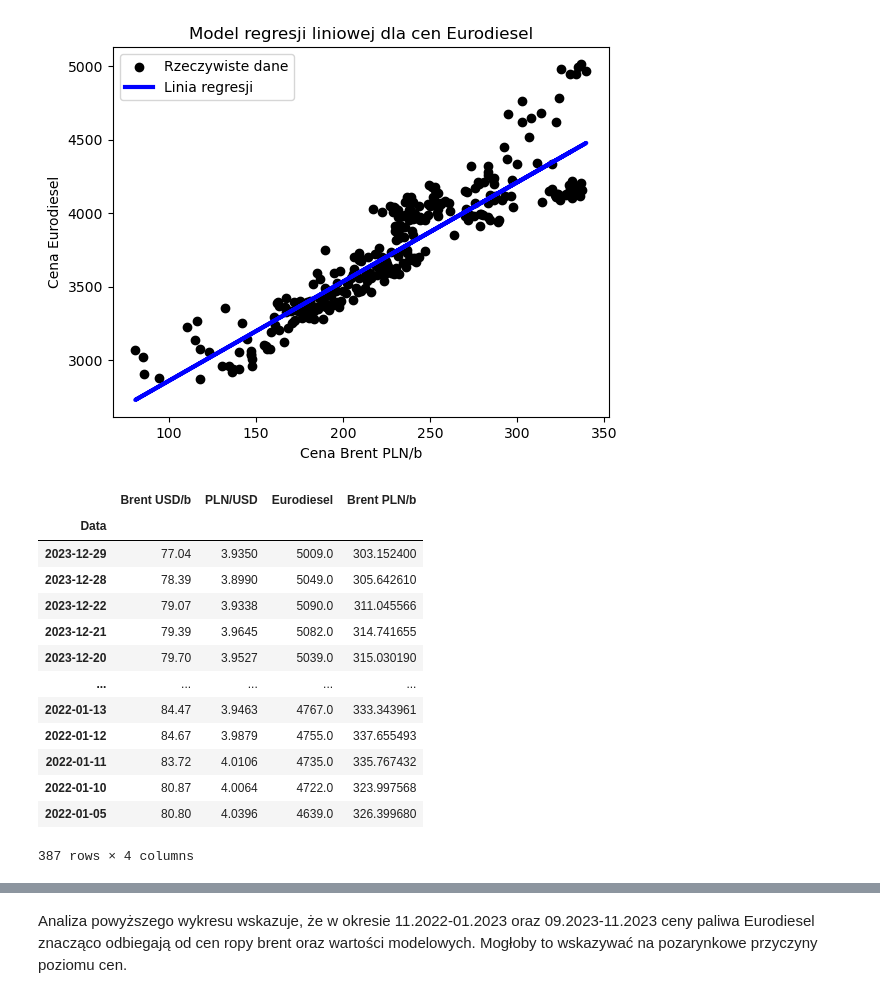
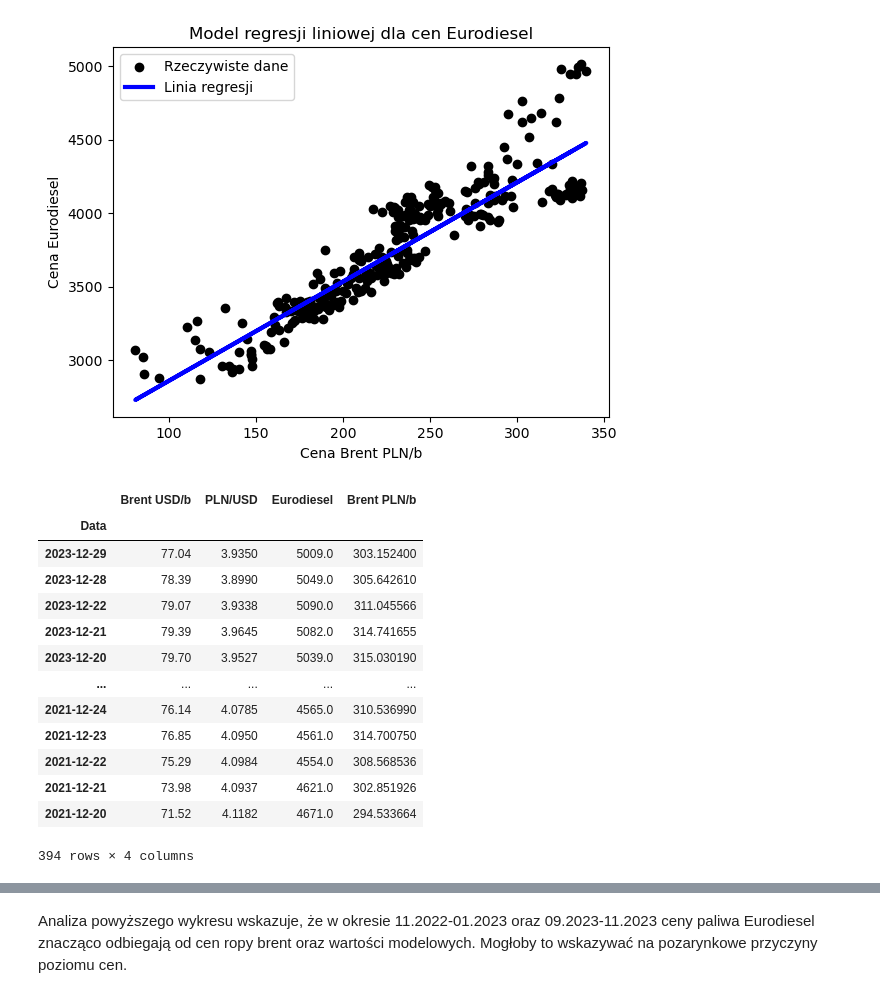
Before and after one commit to mariuszkam4/Orlen_fuel_prices, a Jupyter notebook: Orlen_fuel_prices.ipynb, the cells around one changed output, grey strips where cells are left out. Saved outputs shown, nothing was run; the diff lists cells and outputs as text; code cells hidden in the pictures.

```diff
--- a/Orlen_fuel_prices.ipynb
+++ b/Orlen_fuel_prices.ipynb
@@ -375,23 +375,23 @@ plt.show()
 # %% [output]
 [figure]
 # %%
-brent_PLN_2022 = brent_PLN['2022-01-05':].copy()
+brent_PLN_2022 = brent_PLN['2021-12-20':].copy()
 brent_PLN_2022
 # %% [output]
 |  | Brent USD/b | PLN/USD | Eurodiesel | Brent PLN/b |
 | Data |  |  |  |  |
 | 2023-12-29 | 77.04 | 3.9350 | 5009.0 | 303.152400 |
 | 2023-12-28 | 78.39 | 3.8990 | 5049.0 | 305.642610 |
 | 2023-12-22 | 79.07 | 3.9338 | 5090.0 | 311.045566 |
 | 2023-12-21 | 79.39 | 3.9645 | 5082.0 | 314.741655 |
 | 2023-12-20 | 79.70 | 3.9527 | 5039.0 | 315.030190 |
 | ... | ... | ... | ... | ... |
-| 2022-01-13 | 84.47 | 3.9463 | 4767.0 | 333.343961 |
-| 2022-01-12 | 84.67 | 3.9879 | 4755.0 | 337.655493 |
-| 2022-01-11 | 83.72 | 4.0106 | 4735.0 | 335.767432 |
-| 2022-01-10 | 80.87 | 4.0064 | 4722.0 | 323.997568 |
-| 2022-01-05 | 80.80 | 4.0396 | 4639.0 | 326.399680 |
+| 2021-12-24 | 76.14 | 4.0785 | 4565.0 | 310.536990 |
+| 2021-12-23 | 76.85 | 4.0950 | 4561.0 | 314.700750 |
+| 2021-12-22 | 75.29 | 4.0984 | 4554.0 | 308.568536 |
+| 2021-12-21 | 73.98 | 4.0937 | 4621.0 | 302.851926 |
+| 2021-12-20 | 71.52 | 4.1182 | 4671.0 | 294.533664 |
-387 rows × 4 columns
+394 rows × 4 columns
 # %%
 # Evaluation of model performance on data from 2022
 X_predict = brent_PLN_2022[['Brent PLN/b']]
```
Also changed, not shown: parts of 38 cells of this notebook.
